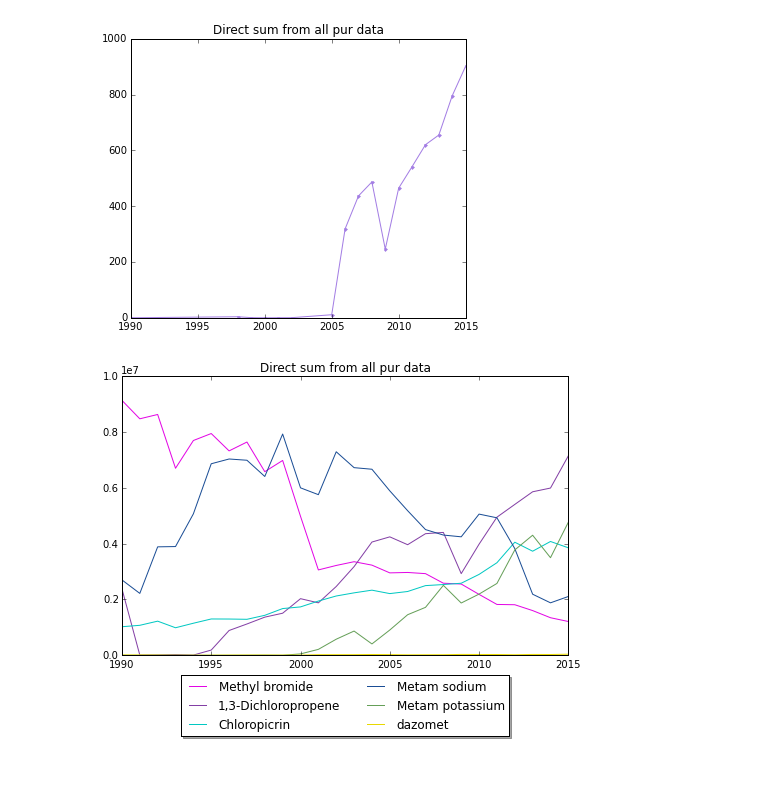
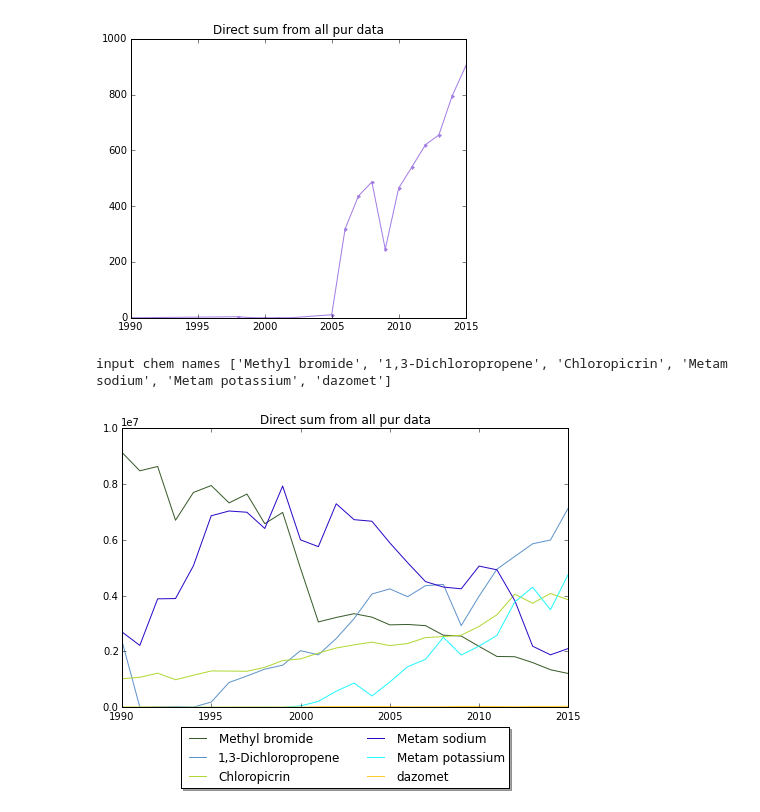
Before and after one commit to WanRuYang/regularized_pesticide, a Jupyter notebook: regulated_pesticide_ca.ipynb, the cells around one changed output. Saved outputs shown, nothing was run; the diff lists cells and outputs as text; code cells hidden in the pictures; blank space fills up the shorter version.

```diff
--- a/regulated_pesticide_ca.ipynb
+++ b/regulated_pesticide_ca.ipynb
@@ -12,0 +14,21 @@ constr = constrfile.readline().strip()
+# %%
+lst01 = ['Methyl bromide', '1,3-Dichloropropene', 'Chloropicrin',
+        'Metam sodium', 'Metam potassium', 'dazomet']
+def plot_lm_one(data, *args):
+    fig = plt.figure(figsize = (8, 5))
+    ax = plt.subplot(111)
+    print 'input chem names', args[0]
+    for k, item in enumerate(args[0]):
+        subdf = None
+        subdf = data[data.chem==item]
+        if len(subdf.year) != len(range(1990, 2016)):
+            missing_years = list(set(data.year) - set(subdf.year))
+            temp = pd.DataFrame({'year': missing_years,
+                     'chem':[item]*len(missing_years),
+                     'kg':[0]*len(missing_years)})
+            subdf = pd.concat([subdf, temp])
+            subdf = subdf.sort_values(by='year', axis=0)
+        ax.plot(subdf.year, subdf.kg, color = np.random.rand(3,1), label=item)
+    plt.title('Direct sum from all pur data')
+    ax.legend(loc='upper center', bbox_to_anchor=(0.5, -0.05),  shadow=True, ncol=2)
+    plt.show()
@@ -38,27 +60,8 @@ plt.title("Direct sum from all pur data")
 # %% [output]
 <matplotlib.text.Text at 0x...>
 [figure]
-# %%
-def plot_lm_one(data, *args):
-    fig = plt.figure(figsize = (8, 5))
-    ax = plt.subplot(111)
-
-    for k, item in enumerate(args):
-        subdf = None
-        subdf = data[data.chem==item]
-        if len(subdf.year) != len(range(1990, 2016)):
-            missing_years = list(set(data.year) - set(subdf.year))
-            temp = pd.DataFrame({'year': missing_years,
-                     'chem':[item]*len(missing_years),
-                     'kg':[0]*len(missing_years)})
-            subdf = pd.concat([subdf, temp])
-            subdf = subdf.sort_values(by='year', axis=0)
-        ax.plot(subdf.year, subdf.kg, color = np.random.rand(3,1), label=item)
-    plt.title('Direct sum from all pur data')
-    ax.legend(loc='upper center', bbox_to_anchor=(0.5, -0.05),  shadow=True, ncol=2)
-    plt.show()
-# %%
-plot_lm_one(df, 'Methyl bromide', '1,3-Dichloropropene', 'Chloropicrin', \
-        'Metam sodium', 'Metam potassium', 'dazomet')
-# %% [output]
-[figure, removed]
+# %%
+plot_lm_one(df, lst01)
+# %% [output]
+input chem names ['Methyl bromide', '1,3-Dichloropropene', 'Chloropicrin', 'Metam sodium', 'Metam potassium', 'dazomet']
+[figure, added]
```
Also changed, not shown: parts of 3 cells of this notebook.
